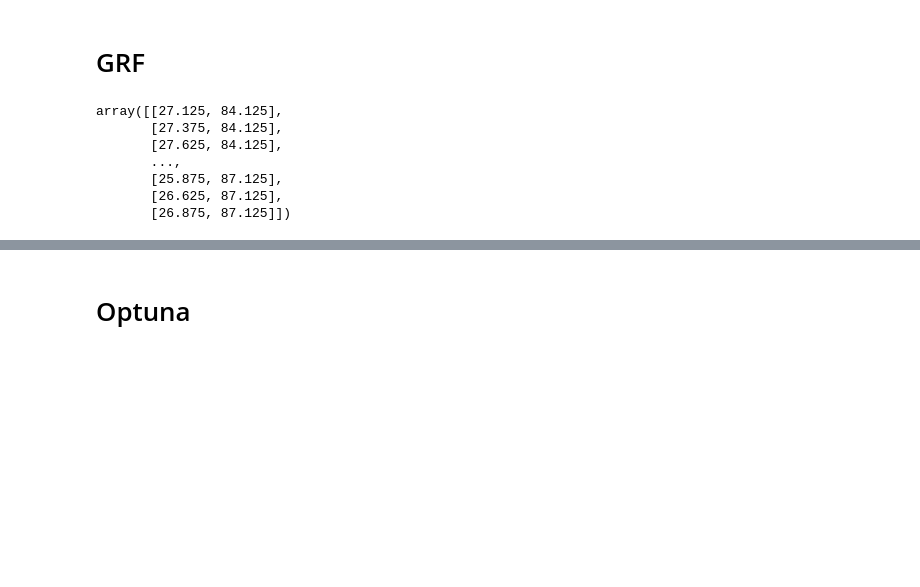
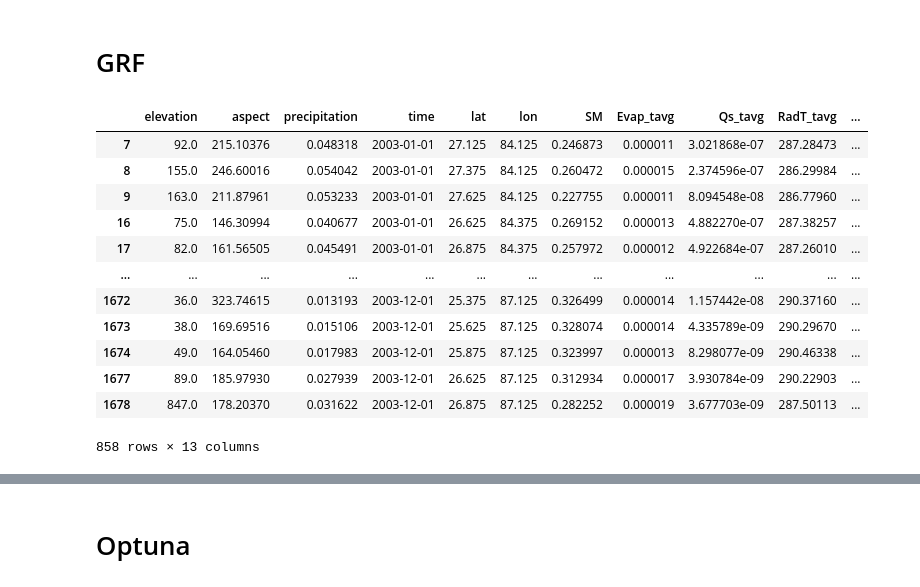
Before and after one commit to AshHydroCoder/GRACE-Downscaler, a Jupyter notebook: GRACE_RFM.ipynb, the cells around one changed output, grey strips where cells are left out. Saved outputs shown, nothing was run; the diff lists cells and outputs as text; code cells hidden in the pictures; blank space fills up the shorter version.

```diff
--- a/GRACE_RFM.ipynb
+++ b/GRACE_RFM.ipynb
@@ -419,11 +400,0 @@ predict_combined, predict_global, predict_local = pygrf_example.predict(X_test,
-# %%
-xy_coord = df[['lat', 'lon']].values
-xy_coord
-# %% [output]
-array([[27.125, 84.125],
-       [27.375, 84.125],
-       [27.625, 84.125],
-       ...,
-       [25.875, 87.125],
-       [26.625, 87.125],
-       [26.875, 87.125]])
@@ -429,0 +408,36 @@ array([[27.125, 84.125],
+# %%
+import pandas as pd
+import os
+from sklearn.preprocessing import MinMaxScaler
+
+path = '/content/drive/MyDrive/Thesis/RFM/Training'
+
+# Load the CSV file, keeping 'time' as a regular column
+df_ori = pd.read_csv(os.path.join(path, 'combined_csv.csv'))
+
+# Convert 'time' column to datetime format if it's not already
+df_ori['time'] = pd.to_datetime(df_ori['time'])
+
+# Filter data to keep only years 2003 to 2005
+df_filtered = df_ori[(df_ori['time'].dt.year == 2003)]
+
+
+
+# Drop any remaining NaN values
+df = df_filtered.dropna()
+
+df
+# %% [output]
+|  | elevation | aspect | precipitation | time | lat | lon | SM | Evap_tavg | Qs_tavg | RadT_tavg | ... |
+| 7 | 92.0 | 215.10376 | 0.048318 | 2003-01-01 | 27.125 | 84.125 | 0.246873 | 0.000011 | 3.021868e-07 | 287.28473 | ... |
+| 8 | 155.0 | 246.60016 | 0.054042 | 2003-01-01 | 27.375 | 84.125 | 0.260472 | 0.000015 | 2.374596e-07 | 286.29984 | ... |
+| 9 | 163.0 | 211.87961 | 0.053233 | 2003-01-01 | 27.625 | 84.125 | 0.227755 | 0.000011 | 8.094548e-08 | 286.77960 | ... |
+| 16 | 75.0 | 146.30994 | 0.040677 | 2003-01-01 | 26.625 | 84.375 | 0.269152 | 0.000013 | 4.882270e-07 | 287.38257 | ... |
+| 17 | 82.0 | 161.56505 | 0.045491 | 2003-01-01 | 26.875 | 84.375 | 0.257972 | 0.000012 | 4.922684e-07 | 287.26010 | ... |
+| ... | ... | ... | ... | ... | ... | ... | ... | ... | ... | ... | ... |
+| 1672 | 36.0 | 323.74615 | 0.013193 | 2003-12-01 | 25.375 | 87.125 | 0.326499 | 0.000014 | 1.157442e-08 | 290.37160 | ... |
+| 1673 | 38.0 | 169.69516 | 0.015106 | 2003-12-01 | 25.625 | 87.125 | 0.328074 | 0.000014 | 4.335789e-09 | 290.29670 | ... |
+| 1674 | 49.0 | 164.05460 | 0.017983 | 2003-12-01 | 25.875 | 87.125 | 0.323997 | 0.000013 | 8.298077e-09 | 290.46338 | ... |
+| 1677 | 89.0 | 185.97930 | 0.027939 | 2003-12-01 | 26.625 | 87.125 | 0.312934 | 0.000017 | 3.930784e-09 | 290.22903 | ... |
+| 1678 | 847.0 | 178.20370 | 0.031622 | 2003-12-01 | 26.875 | 87.125 | 0.282252 | 0.000019 | 3.677703e-09 | 287.50113 | ... |
+858 rows × 13 columns
```
Also changed, not shown: parts of 28 cells of this notebook.
